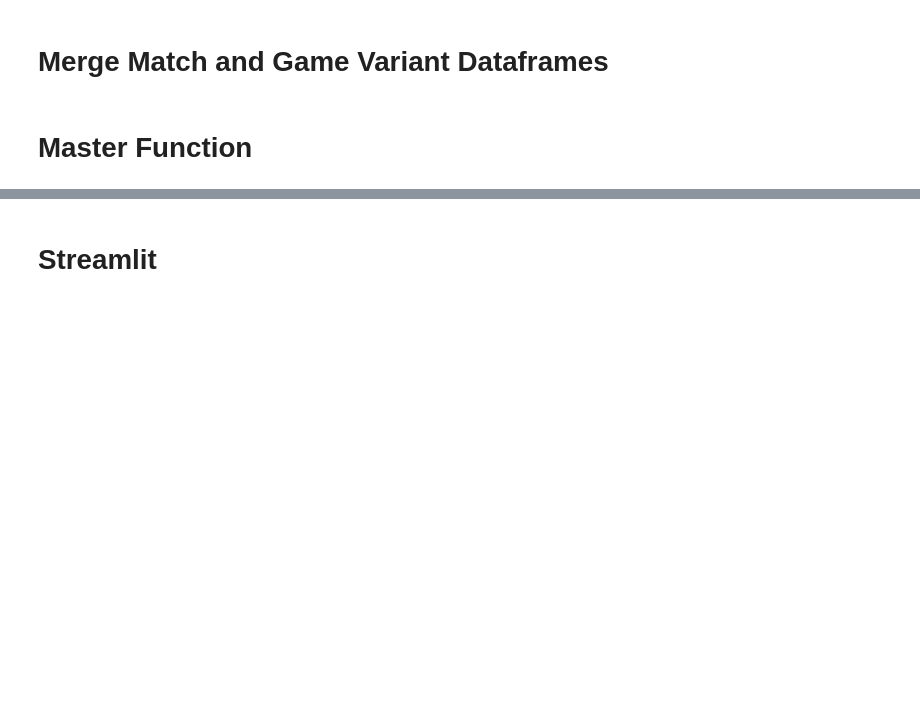
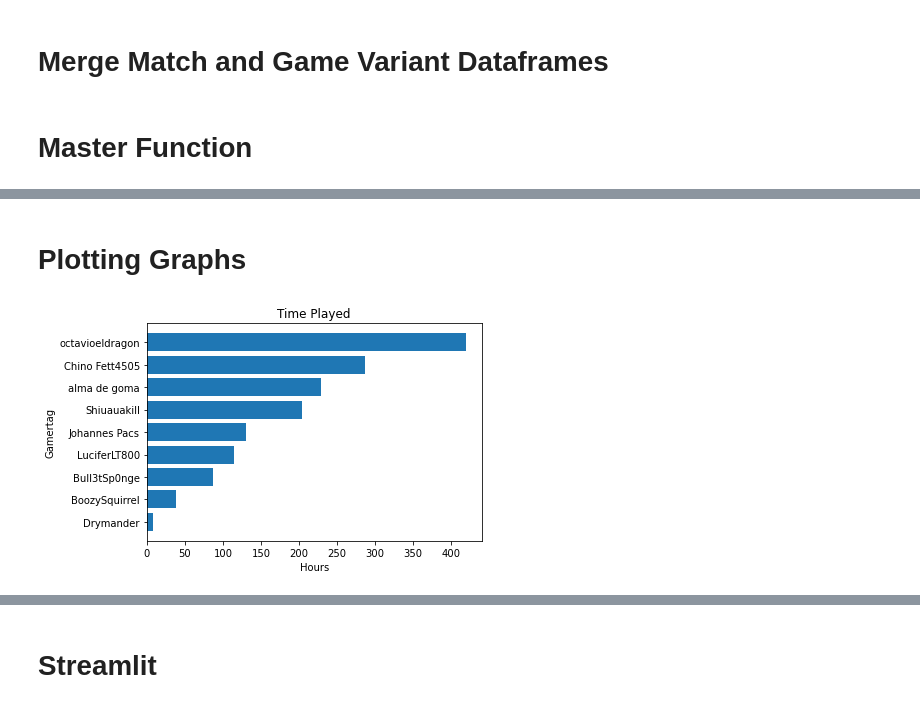
Before and after one commit to Drymander/Capstone-Halo-5, a Jupyter notebook: Single Match.ipynb, the cells around one changed output, grey strips where cells are left out. Saved outputs shown, nothing was run; the diff lists cells and outputs as text; code cells hidden in the pictures; blank space fills up the shorter version.

```diff
--- a/Single Match.ipynb
+++ b/Single Match.ipynb
@@ -439,0 +442,25 @@ stats_df
+# %% [markdown]
+# Plotting Graphs
+# %%
+df = recent_match_stats('Drymander', back_count=1)
+df
+
+fig = plt.figure()
+fig.patch.set_facecolor('white')
+fig.patch.set_alpha(0.6)
+
+ax = plt.axes()
+ax.set_facecolor("white")
+# OR
+
+plt.barh( df['Gamertag'], df['TotalTimePlayed'].sort_values())
+
+# setting label of y-axis
+plt.ylabel("Gamertag")
+
+# setting label of x-axis
+plt.xlabel("Hours")
+plt.title("Time Played")
+plt.show()
+# %% [output]
+[figure, added]
```
Also changed, not shown: parts of 14 cells of this notebook, 4 other files.
